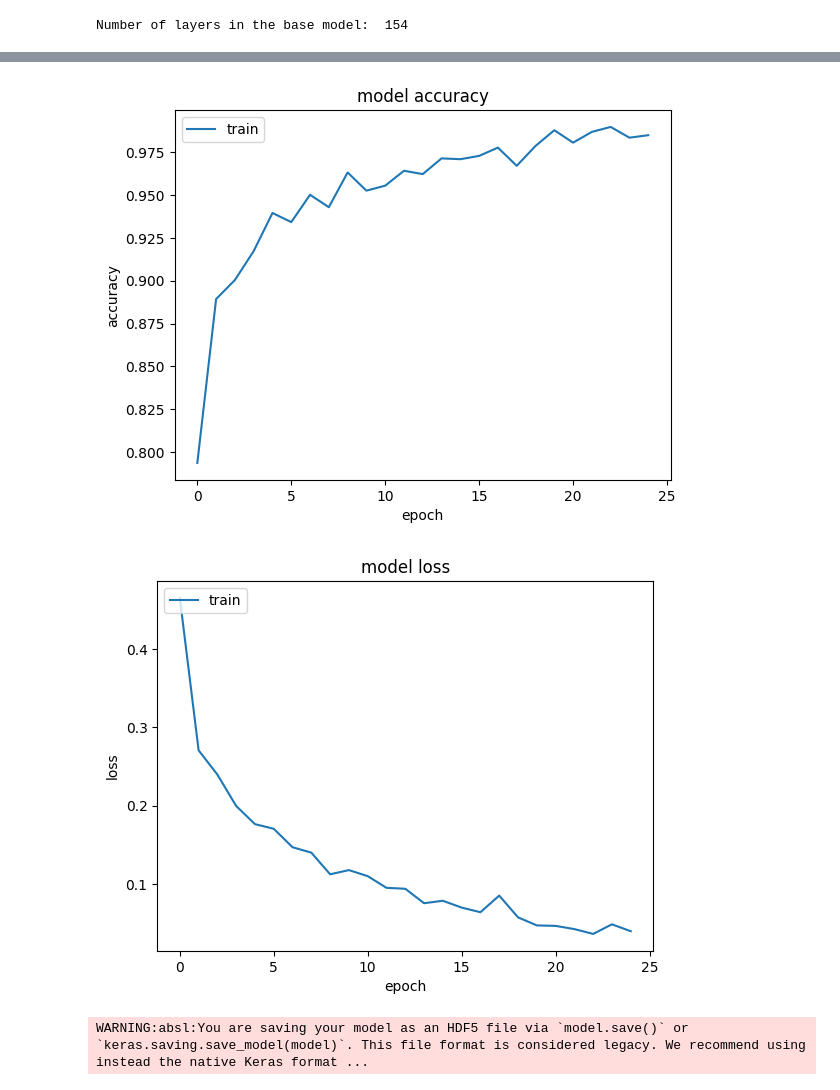
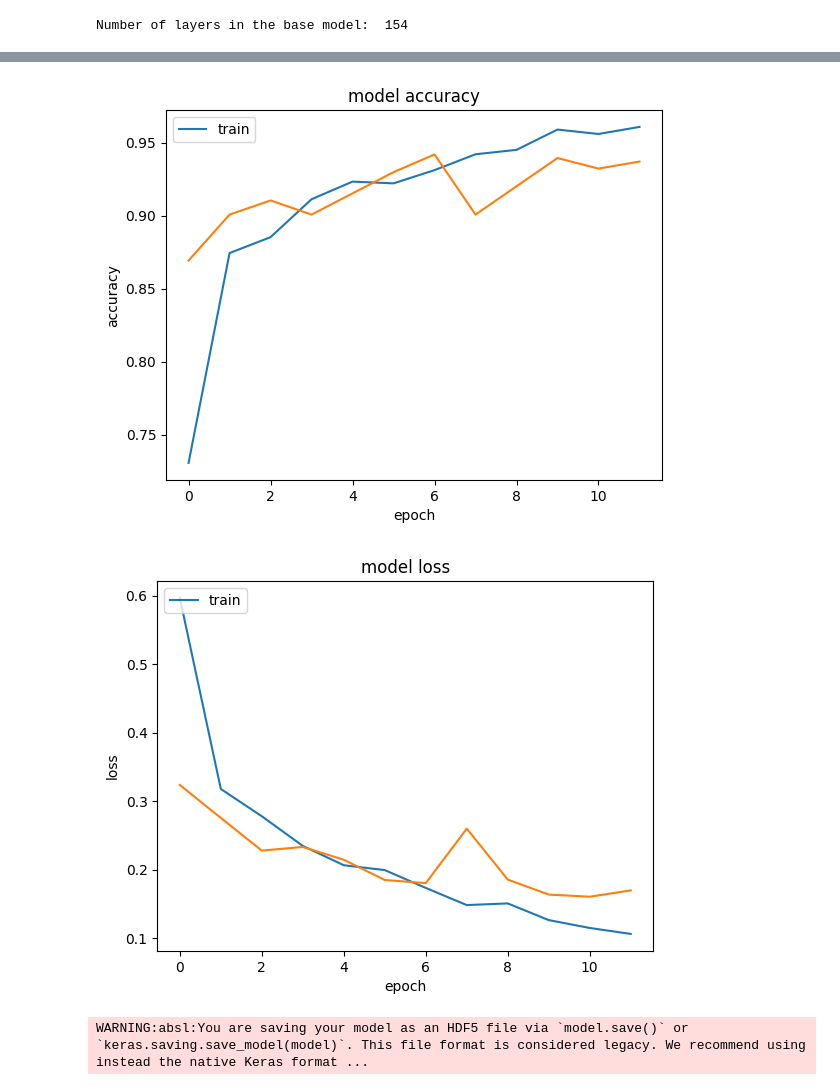
Before and after one commit to liveness-detection-bangkit-team/liveness_ai, a Jupyter notebook: blink_MobilenetV2_ariel1.ipynb, the cells around one changed output, grey strips where cells are left out. Saved outputs shown, nothing was run; the diff lists cells and outputs as text; code cells hidden in the pictures.

```diff
--- a/blink_MobilenetV2_ariel1.ipynb
+++ b/blink_MobilenetV2_ariel1.ipynb
@@ -15,8 +16,8 @@ MODEL_NAME = "MobilenetV2-blink"
 FILE_FORMAT = ".h5"
 # %%
-directory = "/content/drive/MyDrive/Learning/Bootcamp/Bangkit/Machine_Learning/Liveness_Detection/datasets/pictures/blink"
+directory = "/content/drive/MyDrive/Assignment/Bangkit/Capstone/Liveness_Detection/datasets/pictures/blink"
 # %%
-seed_init = 47
+seed_init = 42
 IMAGE_SIZE = (224, 224)
 train_dataset = tf.keras.utils.image_dataset_from_directory(
     seed = seed_init,
@@ -24,12 +25,12 @@ train_dataset = tf.keras.utils.image_dataset_from_directory(
     batch_size= 32,
     image_size= IMAGE_SIZE,
     shuffle = True,
-    #subset = 'training',
-    #validation_split = 0.4,
+    subset = 'training',
+    validation_split = 0.2,
     label_mode= 'binary',
 )
 
-"""
+
 validation_dataset = tf.keras.utils.image_dataset_from_directory(
     seed = seed_init,
     directory= directory,
@@ -37,9 +38,8 @@ validation_dataset = tf.keras.utils.image_dataset_from_directory(
     image_size= IMAGE_SIZE,
     shuffle = True,
     subset= 'validation',
-    validation_split = 0.4,
+    validation_split = 0.2,
 		label_mode= 'binary',
 )
-"""
 # %% [output]
 Found 2069 files belonging to 2 classes.
@@ -132,7 +128,7 @@ model = tf.keras.Model(inputs, outputs)
 # %%
 model.compile(optimizer=tf.keras.optimizers.Adam(),
               loss=tf.keras.losses.BinaryCrossentropy(from_logits = True),
-              metrics=['accuracy'])
+              metrics=['accuracy', tf.keras.metrics.Precision(name='precision'), tf.keras.metrics.Recall(name='recall'), tf.keras.metrics.F1Score(name='f1-score')])
 
 model.summary()
 # %% [output]
@@ -157,23 +153,22 @@ Model: "functional"
  Trainable params: 328,193 (1.25 MB)
  Non-trainable params: 2,257,984 (8.61 MB)
 # %%
-
 early_stopping = tf.keras.callbacks.EarlyStopping(
-    monitor='accuracy',
+    monitor='val_accuracy',
     min_delta=0.001,
     patience=5,
     restore_best_weights=True
     )
 
 checkpoint = tf.keras.callbacks.ModelCheckpoint(
-    "./MobileNetV2Liveness.weights.h5",
-    monitor='accuracy',
+    "./MobileNetV2" + MODEL_NAME + ".weights.h5",
+    monitor='val_accuracy',
     verbose=1,
     save_best_only=True,
     save_weights_only=True
     )
 
 #history = model.fit(train_dataset, epochs=25, callbacks=[early_stopping,checkpoint], validation_data=validation_dataset)
-history = model.fit(train_dataset, epochs=25, callbacks=[early_stopping,checkpoint])
+history = model.fit(train_dataset, epochs=25, validation_data=validation_dataset, callbacks=[early_stopping,checkpoint])
 # %% [output]
 Epoch 1/25
@@ -197,35 +192,35 @@ Epoch 25: accuracy did not improve from 0.98985
 # %%
 def plot_loss_acc(history):
     '''Plots the training and validation loss and accuracy from a history object'''
     acc = history.history['accuracy']
-    #val_acc = history.history['val_accuracy']
+    val_acc = history.history['val_accuracy']
     loss = history.history['loss']
-    #val_loss = history.history['val_loss']
+    val_loss = history.history['val_loss']
 
     epochs = range(len(acc))
 
     plt.plot(history.history["accuracy"])
-    #plt.plot(hist.history["val_accuracy"])
+    plt.plot(history.history["val_accuracy"])
     plt.title("model accuracy")
     plt.ylabel("accuracy")
     plt.xlabel("epoch")
     plt.legend(["train"], loc="upper left")
     plt.show()
 
     plt.plot(history.history["loss"])
-    #plt.plot(hist.history["val_loss"])
+    plt.plot(history.history["val_loss"])
     plt.title("model loss")
     plt.ylabel("loss")
     plt.xlabel("epoch")
     plt.legend(["train"], loc="upper left")
     plt.show()
 
     plt.show()
 
 plot_loss_acc(history)
 # %% [output]
-[figure, old version]
+[figure, new version]
-[figure, old version]
+[figure, new version]
 # %%
 #model.save("/content/drive/MyDrive/Learning/Bootcamp/Bangkit/Machine Learning/Liveness Detection/training_model/MobileNetV2Liveness[final].h5")
 # %% [output]
```
Also changed, not shown: parts of 17 cells of this notebook.
